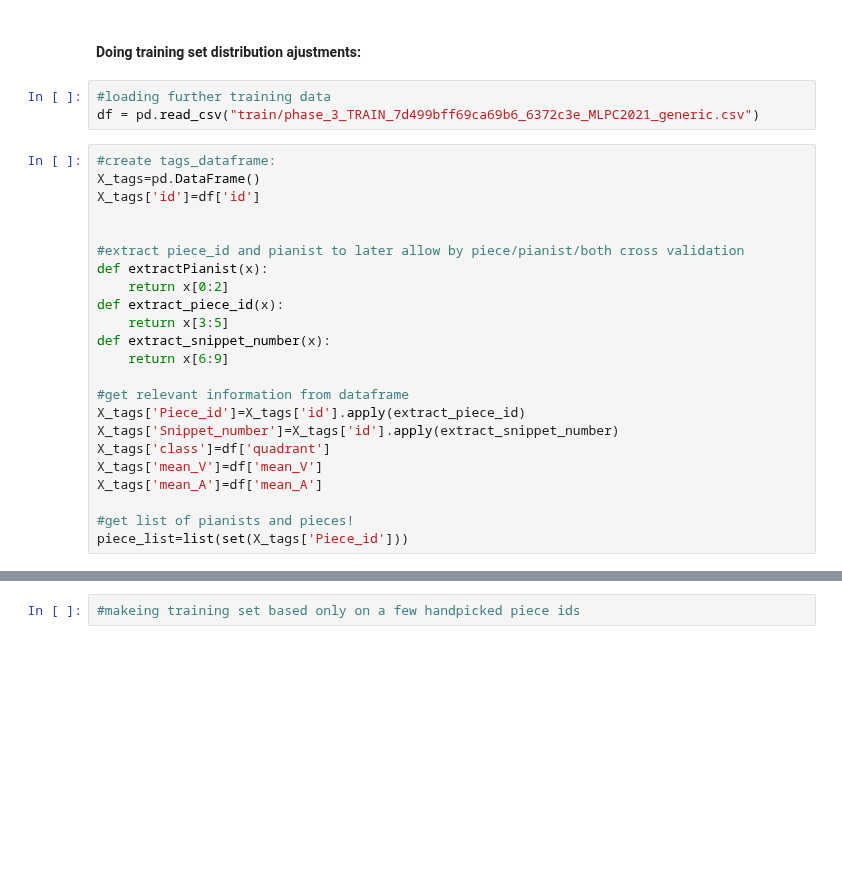
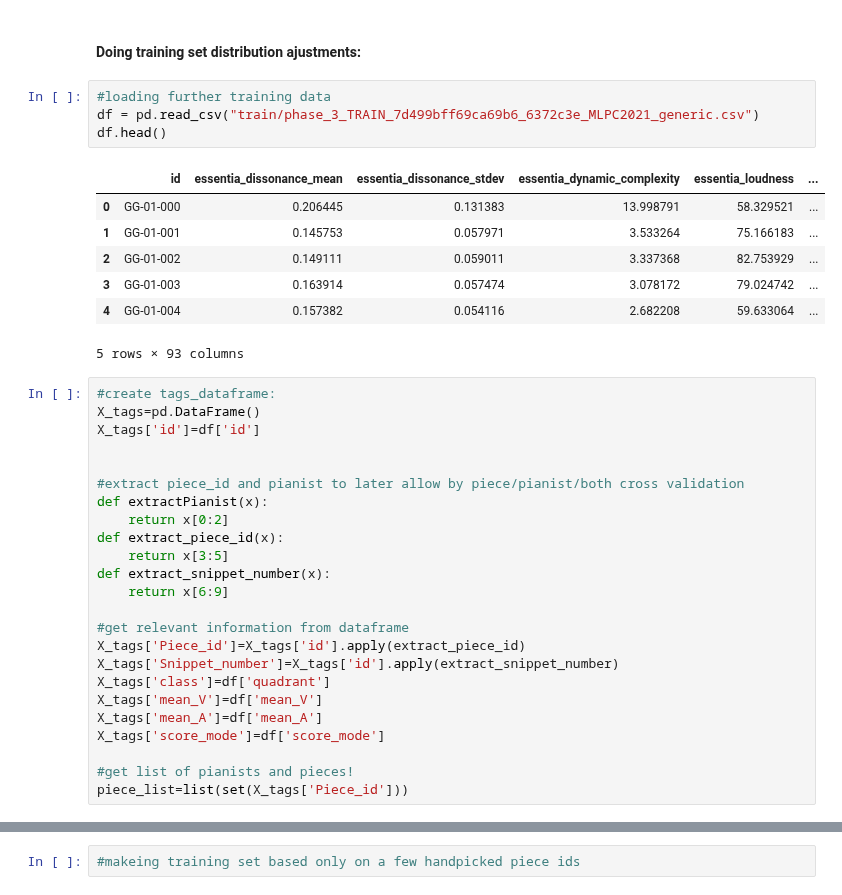
Before and after one commit to sh0w/machine-learning-pattern-classfication, a Jupyter notebook: task4_challenge/CNN_predict_V.ipynb, the cells around one changed output, grey strips where cells are left out. Saved outputs shown, nothing was run; the diff lists cells and outputs as text; blank space fills up the shorter version.

```diff
--- a/task4_challenge/CNN_predict_V.ipynb
+++ b/task4_challenge/CNN_predict_V.ipynb
@@ -45,6 +43,15 @@ for snip in snippets:
 # %%
 #loading further training data
 df = pd.read_csv("train/phase_3_TRAIN_7d499bff69ca69b6_6372c3e_MLPC2021_generic.csv")
+df.head()
+# %% [output]
+|  | id | essentia_dissonance_mean | essentia_dissonance_stdev | essentia_dynamic_complexity | essentia_loudness | ... |
+| 0 | GG-01-000 | 0.206445 | 0.131383 | 13.998791 | 58.329521 | ... |
+| 1 | GG-01-001 | 0.145753 | 0.057971 | 3.533264 | 75.166183 | ... |
+| 2 | GG-01-002 | 0.149111 | 0.059011 | 3.337368 | 82.753929 | ... |
+| 3 | GG-01-003 | 0.163914 | 0.057474 | 3.078172 | 79.024742 | ... |
+| 4 | GG-01-004 | 0.157382 | 0.054116 | 2.682208 | 59.633064 | ... |
+5 rows × 93 columns
 # %%
 #create tags_dataframe:
 X_tags=pd.DataFrame()
@@ -65,6 +72,7 @@ X_tags['Snippet_number']=X_tags['id'].apply(extract_snippet_number)
 X_tags['class']=df['quadrant']
 X_tags['mean_V']=df['mean_V']
 X_tags['mean_A']=df['mean_A']
+X_tags['score_mode']=df['score_mode']
 
 #get list of pianists and pieces!
 piece_list=list(set(X_tags['Piece_id']))
```
Also changed, not shown: parts of 15 cells of this notebook, 6 other files.
